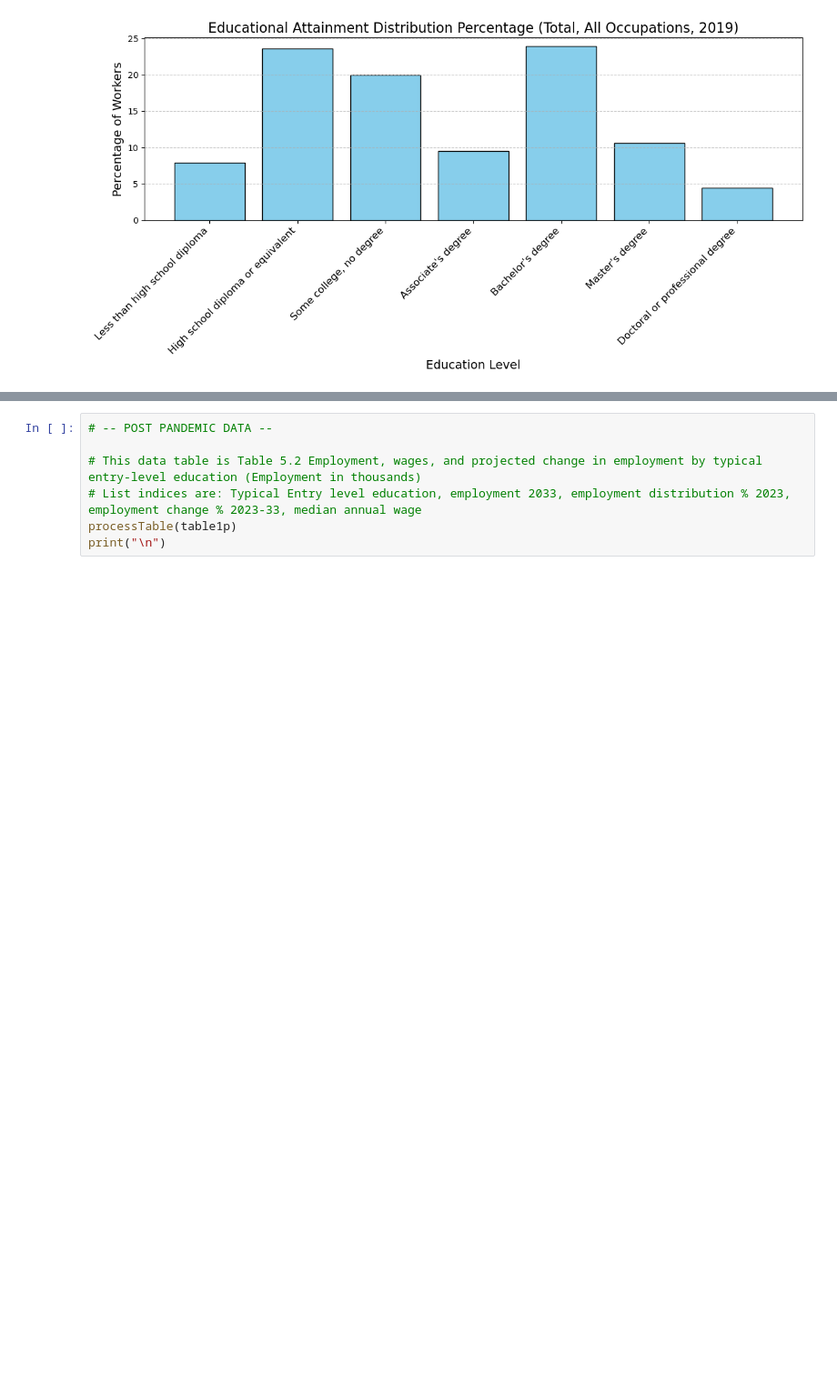
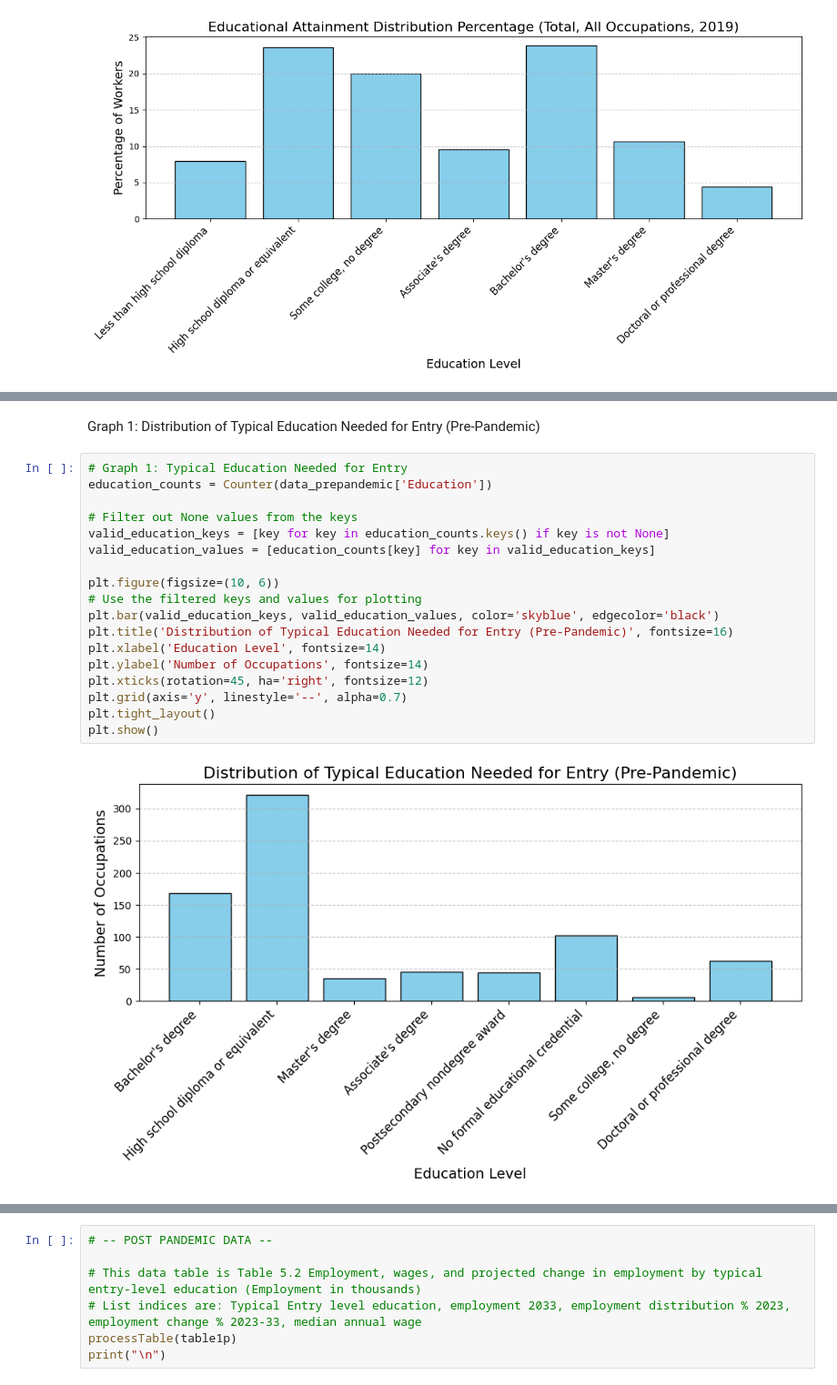
Before and after one commit to namansingh2623/BDA_project, a Jupyter notebook: project_data/project_data/ProjectFileGroup4.ipynb, the cells around one changed output, grey strips where cells are left out. Shown at 91% size. Cells and saved outputs as stored; diff of their text form; blank space fills up the shorter version.

```diff
--- a/project_data/project_data/ProjectFileGroup4.ipynb
+++ b/project_data/project_data/ProjectFileGroup4.ipynb
@@ -317,0 +370,22 @@ print("\n")
+# %% [markdown]
+Graph 1: Distribution of Typical Education Needed for Entry (Pre-Pandemic)
+# %%
+# Graph 1: Typical Education Needed for Entry
+education_counts = Counter(data_prepandemic['Education'])
+
+# Filter out None values from the keys
+valid_education_keys = [key for key in education_counts.keys() if key is not None]
+valid_education_values = [education_counts[key] for key in valid_education_keys]
+
+plt.figure(figsize=(10, 6))
+# Use the filtered keys and values for plotting
+plt.bar(valid_education_keys, valid_education_values, color='skyblue', edgecolor='black')
+plt.title('Distribution of Typical Education Needed for Entry (Pre-Pandemic)', fontsize=16)
+plt.xlabel('Education Level', fontsize=14)
+plt.ylabel('Number of Occupations', fontsize=14)
+plt.xticks(rotation=45, ha='right', fontsize=12)
+plt.grid(axis='y', linestyle='--', alpha=0.7)
+plt.tight_layout()
+plt.show()
+# %% [output]
+[figure, added]
```
Also changed, not shown: parts of 11 cells of this notebook.
